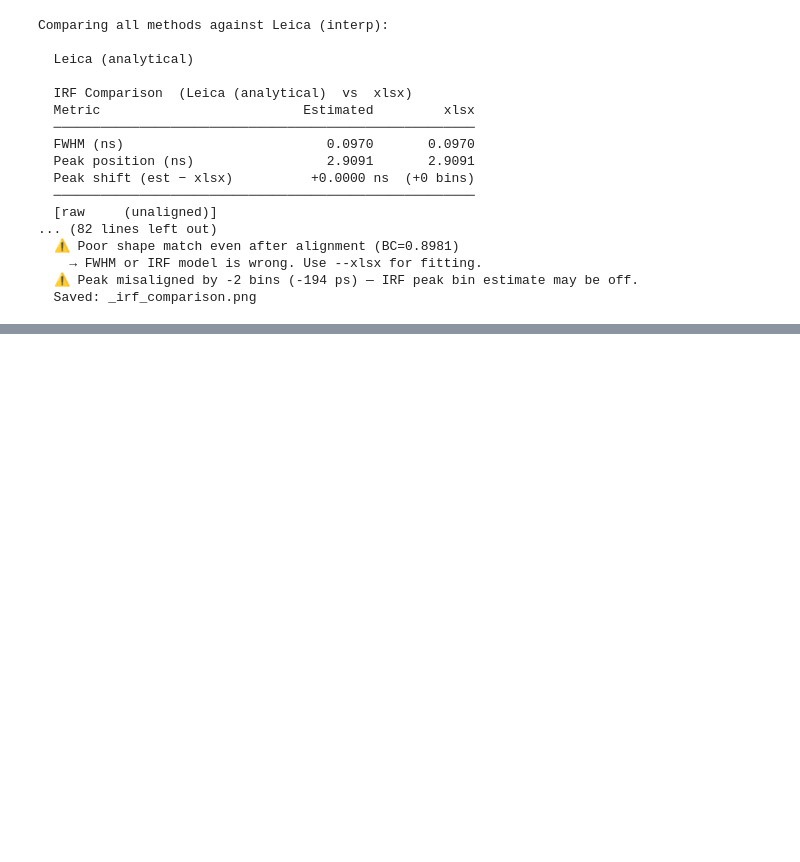
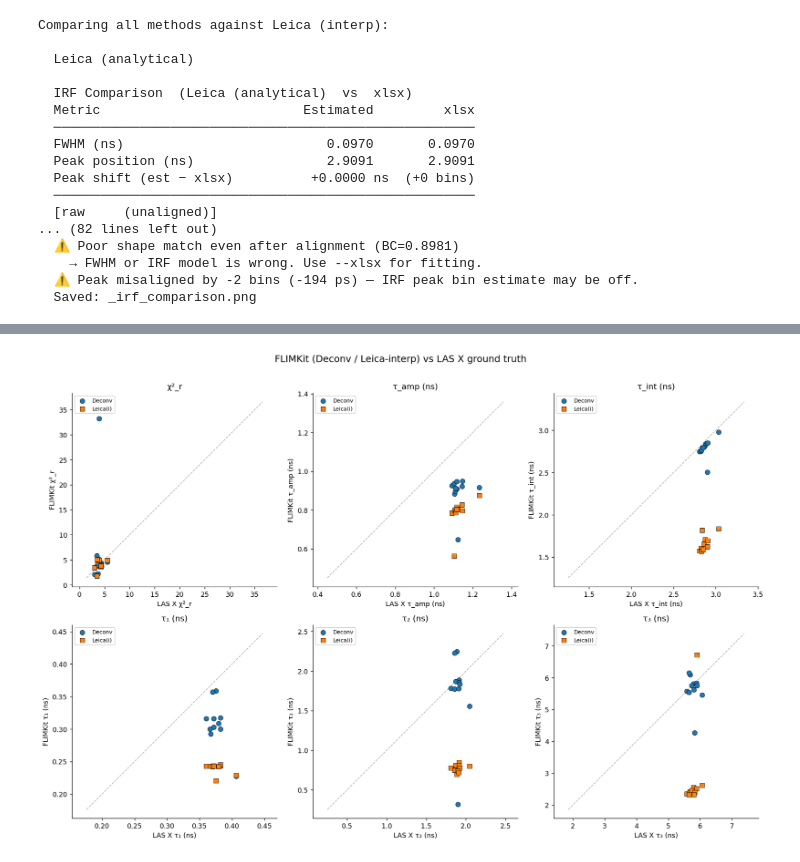
Before and after one commit to alex1075/FLIMKit, a Jupyter notebook: irf_reconstruction_validation.ipynb, the cells around one changed output, grey strips where cells are left out. Saved outputs shown, nothing was run; the diff lists cells and outputs as text; code cells hidden in the pictures; blank space fills up the shorter version.

```diff
--- a/irf_reconstruction_validation.ipynb
+++ b/irf_reconstruction_validation.ipynb
@@ -483,0 +1564,6 @@ than the true IRF (σ = 97–128 ps). This is why χ²_r was 10–50 with the ol
+# %%
+# ── Sweep Wiener SNR on the outlier ───────────────────────────────────────────
+for snr in [10, 30, 50, 100, 300]:
+    irf_t, st, _ = estimate_irf_deconv(dec_o, tres_o, nbins_o, N_EXP, Tau_min, Tau_max,
+                                        wiener_snr=snr)
+    print(f"  SNR={snr:>4}: χ²_r = {st['reduced_chi2']:.2f}, τ_amp = {st['tau_mean_amp_ns']:.3f} ns")
@@ -483,0 +1729,13 @@ than the true IRF (σ = 97–128 ps). This is why χ²_r was 10–50 with the ol
+# %%
+# ── Summary: mean absolute deviation from LAS X ─────────────────────────────
+print(f"\n{'Metric':<10} {'Deconv |Δ|':>12} {'Leica(i) |Δ|':>14}  {'Winner':>8}")
+print("─" * 50)
+for metric_name, lasx_col, dc_col, li_col in metrics:
+    dc_d = (dfr[dc_col] - dfr[lasx_col]).abs().dropna()
+    li_d = (dfr[li_col] - dfr[lasx_col]).abs().dropna()
+    w = "Deconv" if dc_d.mean() < li_d.mean() else "Leica(i)"
+    print(f"{metric_name:<10} {dc_d.mean():>12.3f} {li_d.mean():>14.3f}  {w:>8}")
+
+# χ²_r winner count
+dw = (dfr['dc_chi2_r'] < dfr['li_chi2_r']).sum()
+print(f"\nχ²_r: Deconv wins {dw}/{len(dfr)} files")
@@ -483,0 +1753,38 @@ than the true IRF (σ = 97–128 ps). This is why χ²_r was 10–50 with the ol
+# %%
+# ── Visual: scatter plots — FLIMKit vs LAS X ─────────────────────────────────
+fig, axes = plt.subplots(2, 3, figsize=(15, 10))
+fig.suptitle('FLIMKit (Deconv / Leica-interp) vs LAS X ground truth', fontsize=14, y=1.01)
+
+plot_specs = [
+    ('χ²_r',    'lasx_chi2',    'dc_chi2_r',  'li_chi2_r'),
+    ('τ_amp (ns)', 'lasx_tau_amp', 'dc_tau_amp', 'li_tau_amp'),
+    ('τ_int (ns)', 'lasx_tau_int', 'dc_tau_int', 'li_tau_int'),
+    ('τ₁ (ns)',    'lasx_tau1',    'dc_tau1',    'li_tau1'),
+    ('τ₂ (ns)',    'lasx_tau2',    'dc_tau2',    'li_tau2'),
+    ('τ₃ (ns)',    'lasx_tau3',    'dc_tau3',    'li_tau3'),
+]
+
+for ax, (label, lasx_col, dc_col, li_col) in zip(axes.flat, plot_specs):
+    x = dfr[lasx_col].values
+    y_dc = dfr[dc_col].values
+    y_li = dfr[li_col].values
+
+    # Identity line
+    lo = min(np.nanmin(x), np.nanmin(y_dc), np.nanmin(y_li)) * 0.8
+    hi = max(np.nanmax(x), np.nanmax(y_dc), np.nanmax(y_li)) * 1.1
+    ax.plot([lo, hi], [lo, hi], 'k--', alpha=0.3, lw=1)
+
+    ax.scatter(x, y_dc, c='tab:blue', s=50, zorder=3, label='Deconv', edgecolors='k', linewidths=0.5)
+    ax.scatter(x, y_li, c='tab:orange', s=50, zorder=3, label='Leica(i)', edgecolors='k',
+               linewidths=0.5, marker='s')
+
+    ax.set_xlabel(f'LAS X {label}')
+    ax.set_ylabel(f'FLIMKit {label}')
+    ax.set_title(label)
+    ax.legend(fontsize=8)
+    ax.set_aspect('equal', adjustable='datalim')
+
+plt.tight_layout()
+plt.show()
+# %% [output]
+[figure, added]
```
Also changed, not shown: parts of 70 cells of this notebook, 8 other files.
